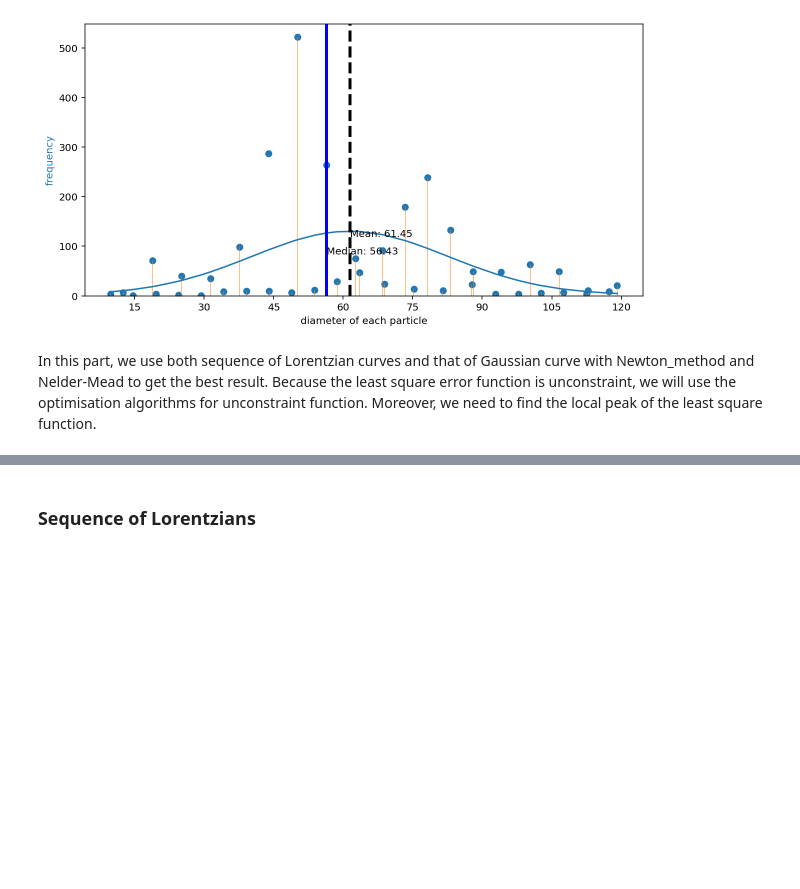
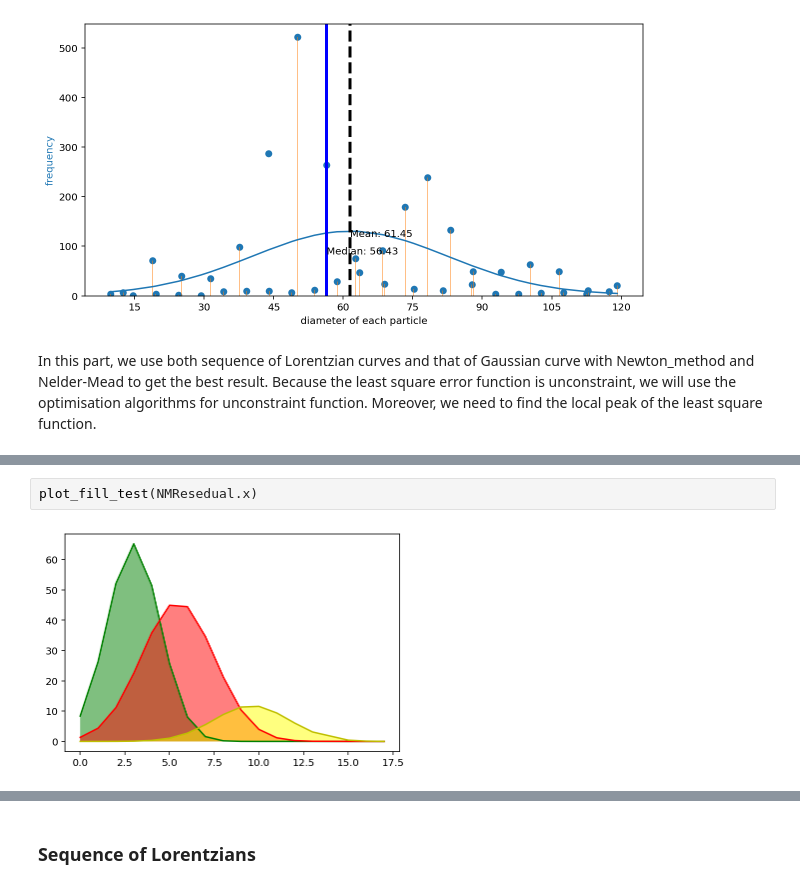
Before and after one commit to baotriet/OIP_FinalProject, a Jupyter notebook: OIP_FinalProject/OIP_FinalProject_Part2-Final.ipynb, the cells around one changed output, grey strips where cells are left out. Drawn from its saved outputs; the diff is of its cells as text; blank space fills up the shorter version.

```diff
--- a/OIP_FinalProject/OIP_FinalProject_Part2-Final.ipynb
+++ b/OIP_FinalProject/OIP_FinalProject_Part2-Final.ipynb
@@ -274,0 +384,4 @@ Because the least square error function is unconstraint, we will use the optimis
+# %%
+plot_fill_test(NMResedual.x)
+# %% [output]
+[figure, added]
```
Also changed, not shown: parts of 64 cells of this notebook, 1 other file.
